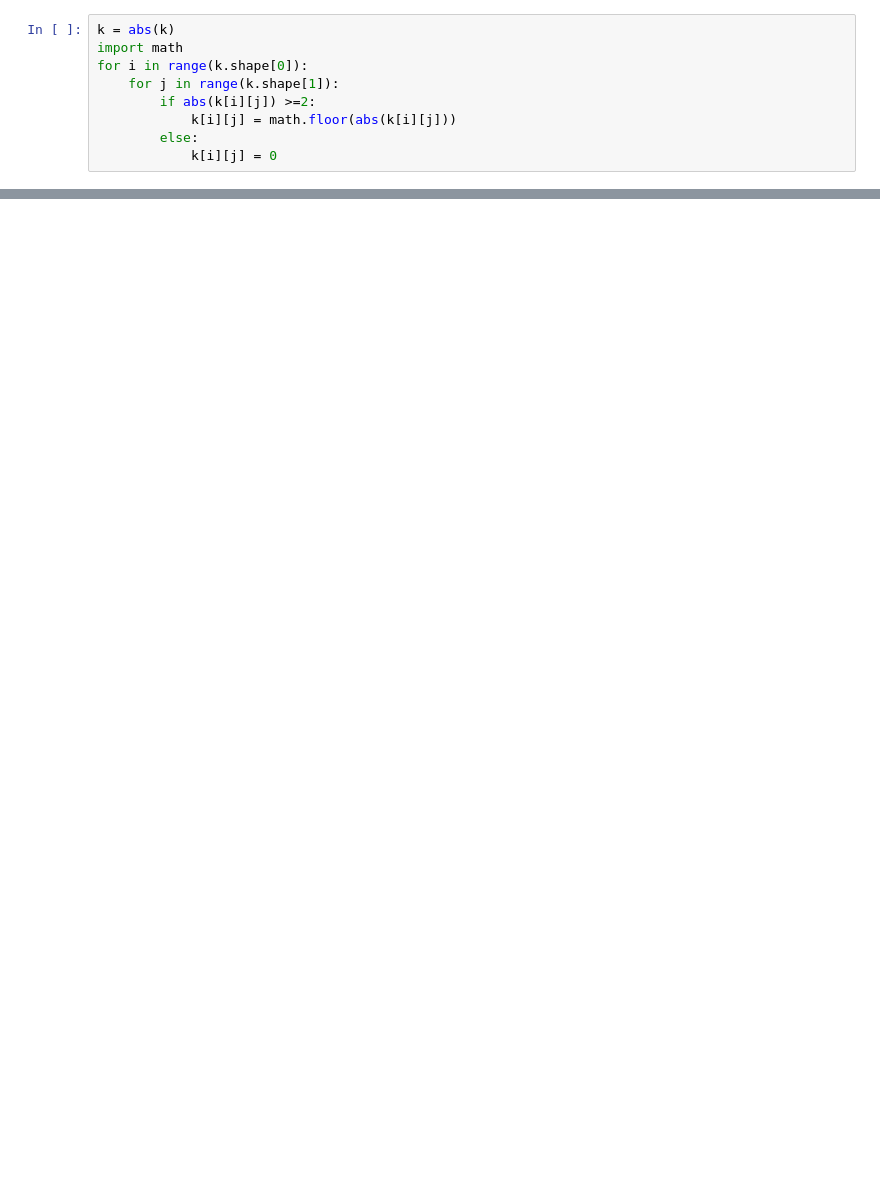
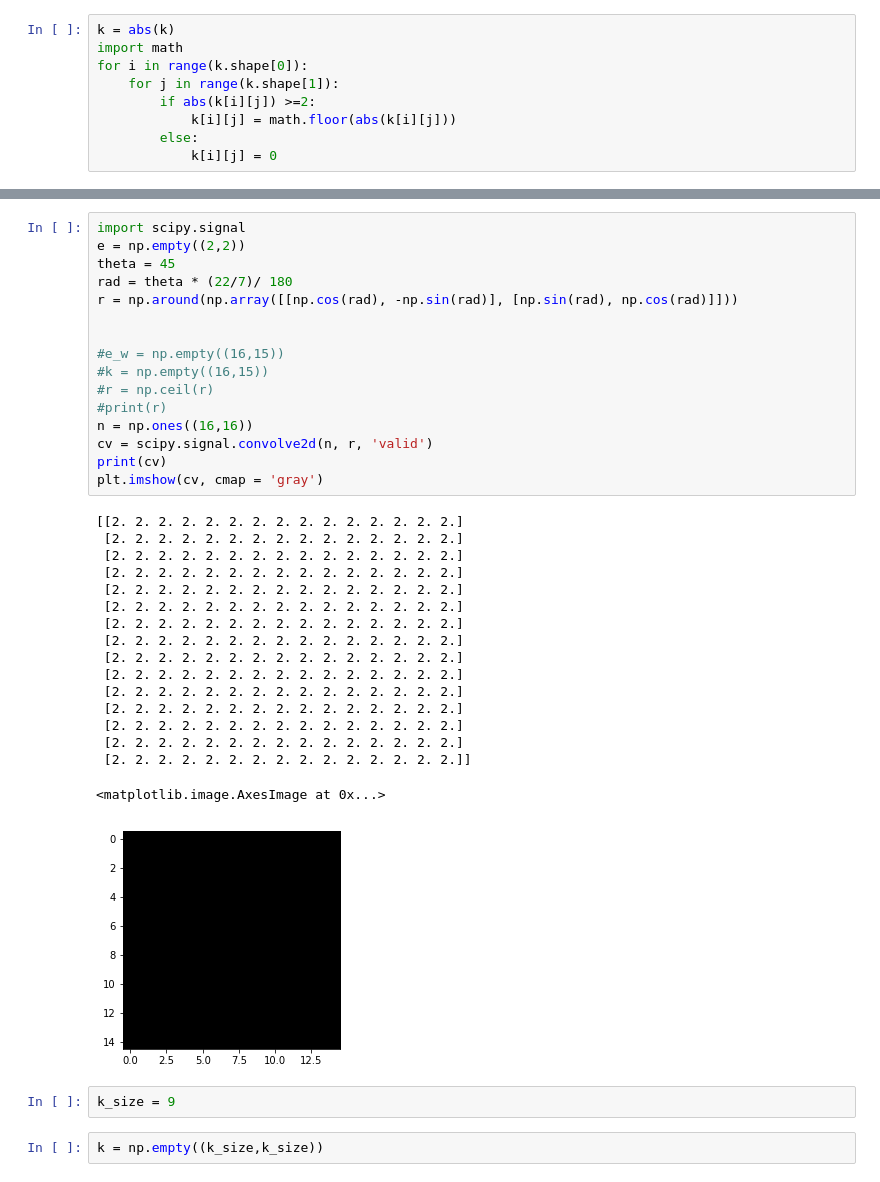
Before and after one commit to Nachimak28/SegCode, a Jupyter notebook: Segmentation_approaches.ipynb, the cells around one changed output, grey strips where cells are left out. Drawn from its saved outputs; the diff is of its cells as text; blank space fills up the shorter version.

```diff
--- a/Segmentation_approaches.ipynb
+++ b/Segmentation_approaches.ipynb
@@ -274,0 +351,38 @@ k
+# %%
+import scipy.signal
+e = np.empty((2,2))
+theta = 45
+rad = theta * (22/7)/ 180
+r = np.around(np.array([[np.cos(rad), -np.sin(rad)], [np.sin(rad), np.cos(rad)]]))
+
+
+#e_w = np.empty((16,15))
+#k = np.empty((16,15))
+#r = np.ceil(r)
+#print(r)
+n = np.ones((16,16))
+cv = scipy.signal.convolve2d(n, r, 'valid')
+print(cv)
+plt.imshow(cv, cmap = 'gray')
+# %% [output]
+[[2. 2. 2. 2. 2. 2. 2. 2. 2. 2. 2. 2. 2. 2. 2.]
+ [2. 2. 2. 2. 2. 2. 2. 2. 2. 2. 2. 2. 2. 2. 2.]
+ [2. 2. 2. 2. 2. 2. 2. 2. 2. 2. 2. 2. 2. 2. 2.]
+ [2. 2. 2. 2. 2. 2. 2. 2. 2. 2. 2. 2. 2. 2. 2.]
+ [2. 2. 2. 2. 2. 2. 2. 2. 2. 2. 2. 2. 2. 2. 2.]
+ [2. 2. 2. 2. 2. 2. 2. 2. 2. 2. 2. 2. 2. 2. 2.]
+ [2. 2. 2. 2. 2. 2. 2. 2. 2. 2. 2. 2. 2. 2. 2.]
+ [2. 2. 2. 2. 2. 2. 2. 2. 2. 2. 2. 2. 2. 2. 2.]
+ [2. 2. 2. 2. 2. 2. 2. 2. 2. 2. 2. 2. 2. 2. 2.]
+ [2. 2. 2. 2. 2. 2. 2. 2. 2. 2. 2. 2. 2. 2. 2.]
+ [2. 2. 2. 2. 2. 2. 2. 2. 2. 2. 2. 2. 2. 2. 2.]
+ [2. 2. 2. 2. 2. 2. 2. 2. 2. 2. 2. 2. 2. 2. 2.]
+ [2. 2. 2. 2. 2. 2. 2. 2. 2. 2. 2. 2. 2. 2. 2.]
+ [2. 2. 2. 2. 2. 2. 2. 2. 2. 2. 2. 2. 2. 2. 2.]
+ [2. 2. 2. 2. 2. 2. 2. 2. 2. 2. 2. 2. 2. 2. 2.]]
+<matplotlib.image.AxesImage at 0x...>
+[figure, added]
+# %%
+k_size = 9
+# %%
+k = np.empty((k_size,k_size))
```
Also changed, not shown: parts of 40 cells of this notebook, 3 other files.
